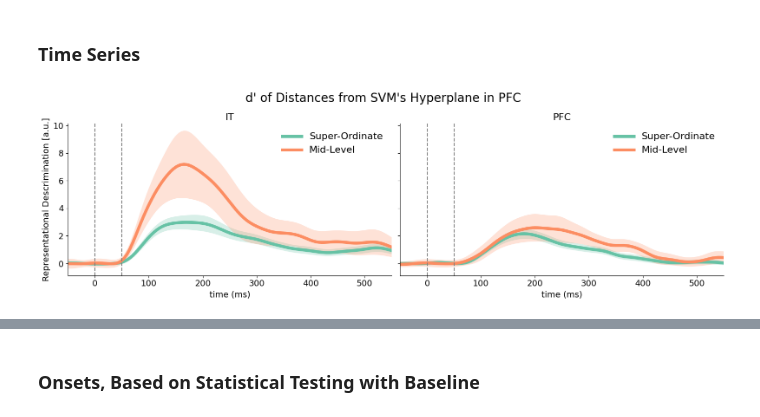
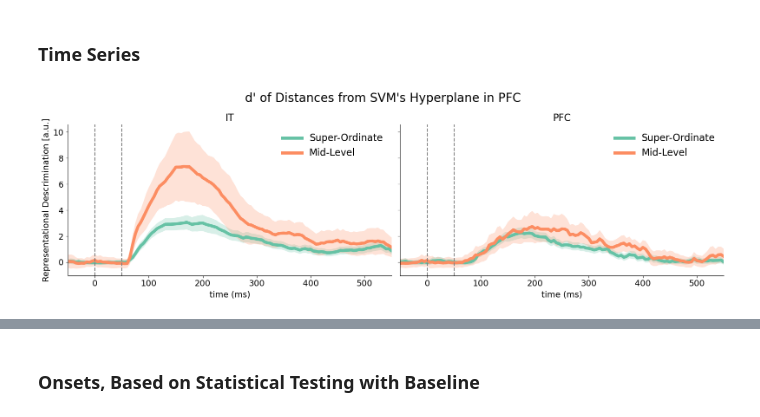
Before and after one commit to mohrabi/sua-categorical-representation, a Jupyter notebook: dec/svm-ordinal.ipynb, the cells around one changed output, grey strips where cells are left out. Drawn from its saved outputs; the diff is of its cells as text; code cells hidden in the pictures.

```diff
--- a/dec/svm-ordinal.ipynb
+++ b/dec/svm-ordinal.ipynb
@@ -1,5 +1,6 @@
 # %%
 import os
+import json
 
 import numpy as np
 from tqdm.notebook import tqdm
@@ -9,7 +10,10 @@ import pandas as pd
 import numpy_indexed as npi
 from scipy.io import loadmat
 
-from src.ipm import NeuronLoader
+with open('../dirs.json', 'r') as f:
+    dirs = json.load(f)
+sys.path.append(dirs['root'])
+from utils.ipm import NeuronLoader
 
 from imblearn.under_sampling import RandomUnderSampler as rus
 from scipy.ndimage import gaussian_filter1d as smooth
@@ -28,7 +32,7 @@ make_smooth = True
 sns.set_palette("Set2")
 # %%
 import pickle
-with open("./src/info.pkl", "rb") as handler:
+with open("../utils/info.pkl", "rb") as handler:
     info = pickle.load(handler)
 info = info[:165]
 info.head()
@@ -134,13 +138,13 @@ for monkey in ["both"]:
 # %%
 fontsize = 16
 titlefontsize = 36
-make_smooth = True
+make_smooth = False
 sns.set_palette("Set2")
 
 for monkey in ['both']:
     for selectivity in ['fast']:
         for statistic in ['dpr']:
-            out_path = f"G:\\Codes\\Processing\\out\\svm\\{monkey.lower()}-{selectivity.lower()}"
+            out_path = f"G:/Results/SUA/svm/{monkey.lower()}-{selectivity.lower()}"
             data = NeuronLoader(f'G:/Data/{selectivity.capitalize()}/{monkey.capitalize()}')
 
             fig, axs = plt.subplots(1, 2, figsize=np.array([16, 5]), dpi=100, sharey=True)
@@ -159,32 +163,32 @@ for monkey in ['both']:
                     metric -= metric[(meta['time'] > -50) & (meta['time'] <= 0), :].mean()
                     ax.plot(meta['time'], metric.mean(1), lw=5)
                     ax.fill_between(meta['time'], metric.mean(1) + metric.std(1), metric.mean(1) - metric.std(1), label='_nolegend_', alpha=.25)
                     ax.annotate(f"{int(data.time[metric.mean(1).argmax()])}, {anot:.1f}",
                                 xy=(data.time[metric.mean(1).argmax()], metric.mean(1).max()),
                                 xycoords='data', fontsize=18,
                                 horizontalalignment='center',
                                 verticalalignment=va)
                 ax.set_title(region.upper(), fontsize=16)
                 ax.legend(["Super-Ordinate", "Mid-Level"], frameon=False, fontsize=16)
                 ax.axvline(x=0, color='tab:gray', linestyle='dashed', label='_nolegend_')
                 ax.axvline(x=50 if selectivity=="fast" else 250, color='tab:gray', linestyle='dashed', label='_nolegend_')
                 ax.set_xlim(-50, 550)
                 ax.set_xlabel('time (ms)', fontsize=14)
                 ax.tick_params(axis='both', which='major', labelsize=14)
 
             if statistic == 'dth':
                 fig.suptitle(f'Absolute Difference of Mean Distances from SVM\'s Hyperplane in {region.upper()}', fontsize=20)
                 axs[0].set_ylabel(r'$\sqrt{2} \times |\mu_1-\mu_2|}$', fontsize=14)
             elif statistic == 'dpr':
                 fig.suptitle(f"d' of Distances from SVM\'s Hyperplane in {region.upper()}", fontsize=20)
                 # axs[0].set_ylabel(r'$\frac{\sqrt{2} \times |\mu_1-\mu_2|}{\sqrt{\sigma_1^2+\sigma_2^2}} $', fontsize=14)
                 axs[0].set_ylabel(r'Representational Descrimination [a.u.]', fontsize=14)
             elif statistic == 'auc':
                 fig.suptitle(f'Area under Receptive-Operating Curve in {region.upper()}', fontsize=20)
                 axs[0].set_ylabel(r'$S_{ROC}$', fontsize=14)
 
             fig.tight_layout()
             # fig.savefig(os.path.join(out_path, f"{statistic}.eps"), format='eps')
-            fig.savefig(os.path.join(out_path, f"{statistic}.jpg"), dpi=1200)
+            # fig.savefig(os.path.join(out_path, f"{statistic}.jpg"), dpi=1200)
 # %% [output]
-[figure, old version]
+[figure, new version]
```
Also changed, not shown: parts of 20 cells of this notebook, 20 other files.
